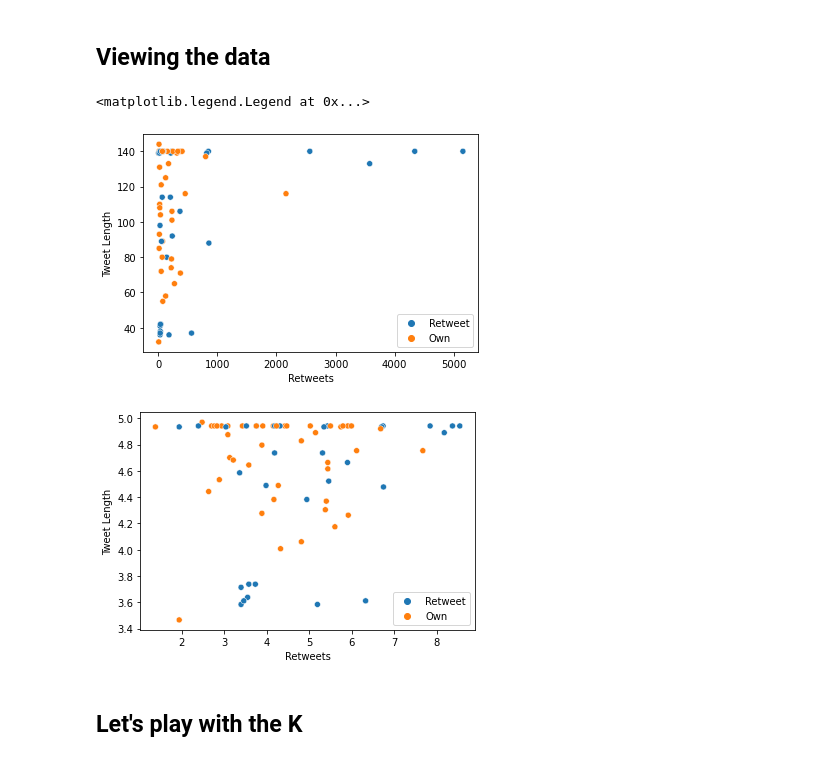
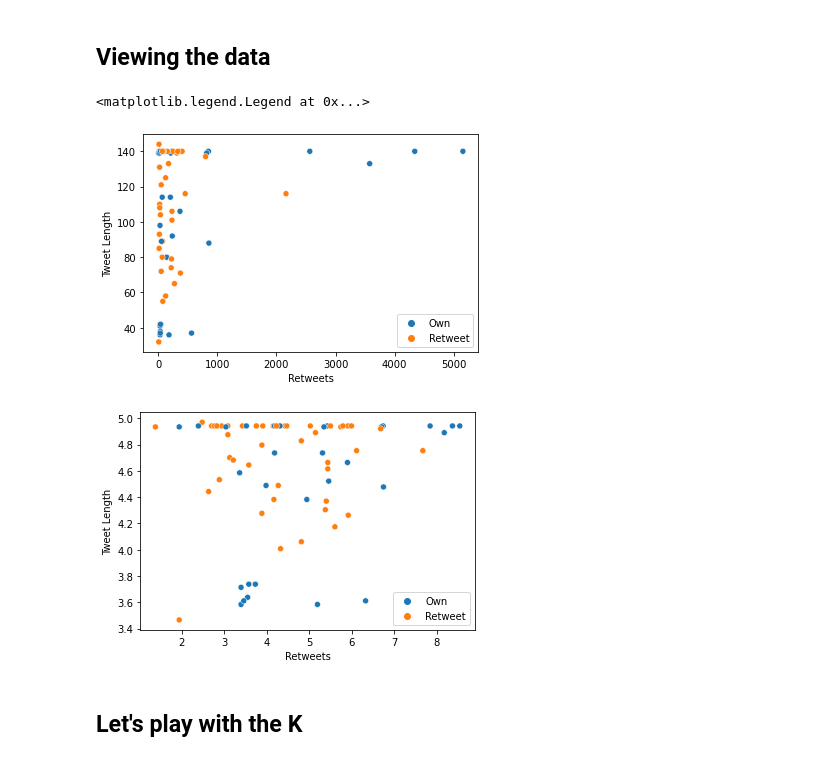
Before and after one commit to romatsypin/data-science, a Jupyter notebook: Assignment1.ipynb, the cells around one changed output. Cells and saved outputs as stored; diff of their text form; code cells hidden in the pictures.

```diff
--- a/Assignment1.ipynb
+++ b/Assignment1.ipynb
@@ -122,21 +124,21 @@ knn.predict([[np.log(1000), np.log(10)]])[0]
 # %%
 ax = sns.scatterplot(data = pd.DataFrame(np.c_[x_train, y_train]), x = 0, y = 1, hue = 2)
 plt.xlabel('Retweets')
 plt.ylabel("Tweet Length")
 handles, labels  =  ax.get_legend_handles_labels()
-ax.legend(handles, ['Retweet', 'Own'], loc='lower right')
+ax.legend(handles, ['Own', 'Retweet'], loc='lower right')
 # %% [output]
 <matplotlib.legend.Legend at 0x...>
-[figure, old version]
+[figure, new version]
 # %%
 ax = sns.scatterplot(data = pd.DataFrame(np.c_[normalized_x_train, ny_train]), x = 0, y = 1, hue = 2)
 plt.xlabel('Retweets')
 plt.ylabel("Tweet Length")
 handles, labels  =  ax.get_legend_handles_labels()
-ax.legend(handles, ['Retweet', 'Own'], loc='lower right')
+ax.legend(handles, ['Own', 'Retweet'], loc='lower right')
 ax = plt.plot()
 # %% [output]
-[figure, old version]
+[figure, new version]
 # %% [markdown]
 ## Let's play with the K
 # %%
```
Also changed, not shown: parts of 3 cells of this notebook.
